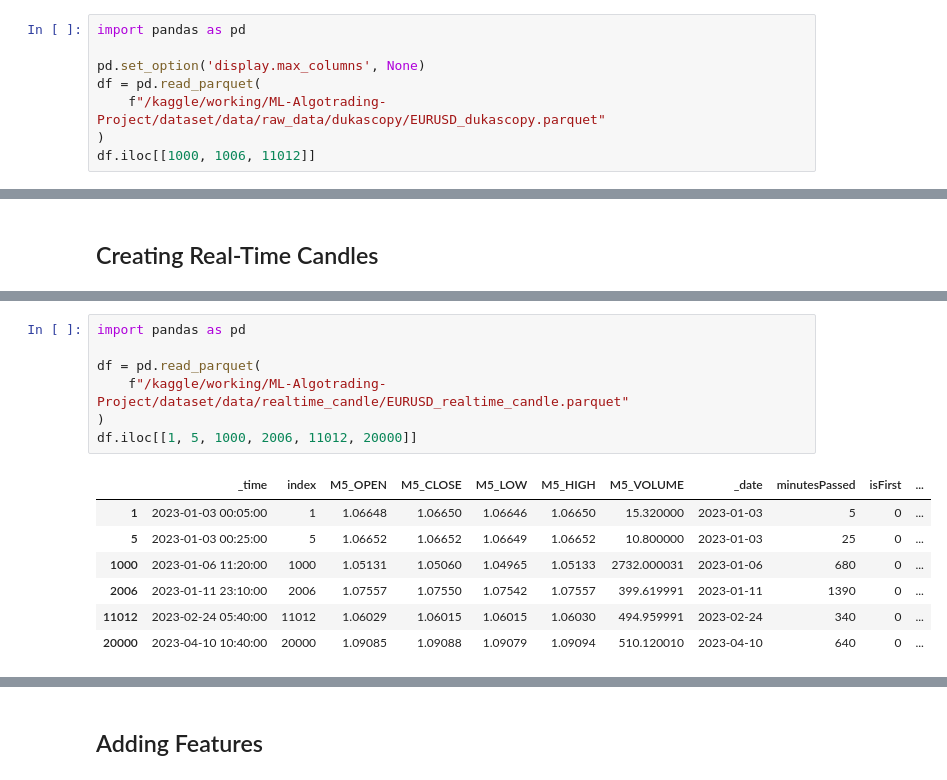
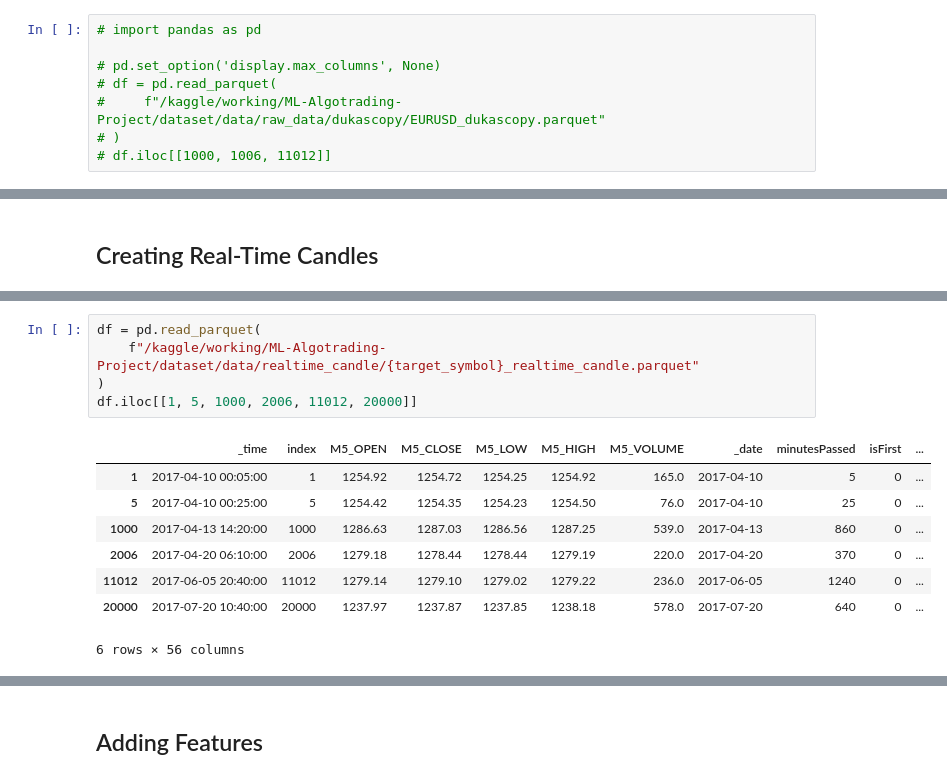
Before and after one commit to Alpha-Hunterss/ML-Algotrading-Project, a Jupyter notebook: algotrading-experiments.ipynb, the cells around one changed output, grey strips where cells are left out. Cells and saved outputs as stored; diff of their text form.

```diff
--- a/algotrading-experiments.ipynb
+++ b/algotrading-experiments.ipynb
@@ -179,8 +179,8 @@ failed_dates_dict = await crawl_OHLCV_data_dukascopy(
 # %%
-import pandas as pd
+# import pandas as pd
 
-pd.set_option('display.max_columns', None)
-df = pd.read_parquet(
-    f"/kaggle/working/ML-Algotrading-Project/dataset/data/raw_data/dukascopy/EURUSD_dukascopy.parquet"
-)
-df.iloc[[1000, 1006, 11012]]
+# pd.set_option('display.max_columns', None)
+# df = pd.read_parquet(
+#     f"/kaggle/working/ML-Algotrading-Project/dataset/data/raw_data/dukascopy/EURUSD_dukascopy.parquet"
+# )
+# df.iloc[[1000, 1006, 11012]]
@@ -233,17 +237,16 @@ historiy_realtime_candle(config_general)
   [test run][INFO]:--> EURUSD saved.
   [test run][INFO]:--> historiy_realtime_candle run successfully.
 # %%
-import pandas as pd
-
 df = pd.read_parquet(
-    f"/kaggle/working/ML-Algotrading-Project/dataset/data/realtime_candle/EURUSD_realtime_candle.parquet"
+    f"/kaggle/working/ML-Algotrading-Project/dataset/data/realtime_candle/{target_symbol}_realtime_candle.parquet"
 )
 df.iloc[[1, 5, 1000, 2006, 11012, 20000]]
 # %% [output]
 |  | _time | index | M5_OPEN | M5_CLOSE | M5_LOW | M5_HIGH | M5_VOLUME | _date | minutesPassed | isFirst | ... |
-| 1 | 2023-01-03 00:05:00 | 1 | 1.06648 | 1.06650 | 1.06646 | 1.06650 | 15.320000 | 2023-01-03 | 5 | 0 | ... |
-| 5 | 2023-01-03 00:25:00 | 5 | 1.06652 | 1.06652 | 1.06649 | 1.06652 | 10.800000 | 2023-01-03 | 25 | 0 | ... |
-| 1000 | 2023-01-06 11:20:00 | 1000 | 1.05131 | 1.05060 | 1.04965 | 1.05133 | 2732.000031 | 2023-01-06 | 680 | 0 | ... |
-| 2006 | 2023-01-11 23:10:00 | 2006 | 1.07557 | 1.07550 | 1.07542 | 1.07557 | 399.619991 | 2023-01-11 | 1390 | 0 | ... |
-| 11012 | 2023-02-24 05:40:00 | 11012 | 1.06029 | 1.06015 | 1.06015 | 1.06030 | 494.959991 | 2023-02-24 | 340 | 0 | ... |
-| 20000 | 2023-04-10 10:40:00 | 20000 | 1.09085 | 1.09088 | 1.09079 | 1.09094 | 510.120010 | 2023-04-10 | 640 | 0 | ... |
+| 1 | 2017-04-10 00:05:00 | 1 | 1254.92 | 1254.72 | 1254.25 | 1254.92 | 165.0 | 2017-04-10 | 5 | 0 | ... |
+| 5 | 2017-04-10 00:25:00 | 5 | 1254.42 | 1254.35 | 1254.23 | 1254.50 | 76.0 | 2017-04-10 | 25 | 0 | ... |
+| 1000 | 2017-04-13 14:20:00 | 1000 | 1286.63 | 1287.03 | 1286.56 | 1287.25 | 539.0 | 2017-04-13 | 860 | 0 | ... |
+| 2006 | 2017-04-20 06:10:00 | 2006 | 1279.18 | 1278.44 | 1278.44 | 1279.19 | 220.0 | 2017-04-20 | 370 | 0 | ... |
+| 11012 | 2017-06-05 20:40:00 | 11012 | 1279.14 | 1279.10 | 1279.02 | 1279.22 | 236.0 | 2017-06-05 | 1240 | 0 | ... |
+| 20000 | 2017-07-20 10:40:00 | 20000 | 1237.97 | 1237.87 | 1237.85 | 1238.18 | 578.0 | 2017-07-20 | 640 | 0 | ... |
+6 rows × 56 columns
```
Also changed, not shown: parts of 77 cells of this notebook.
